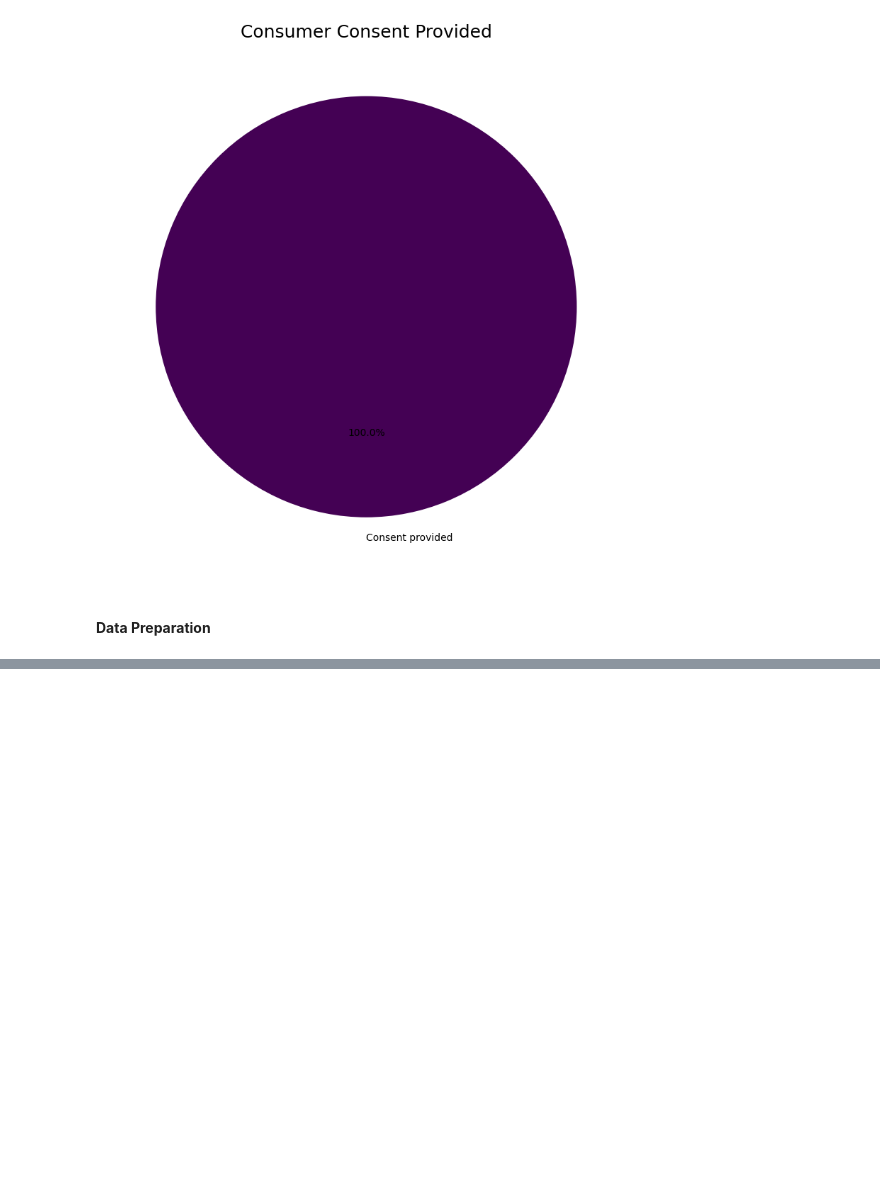
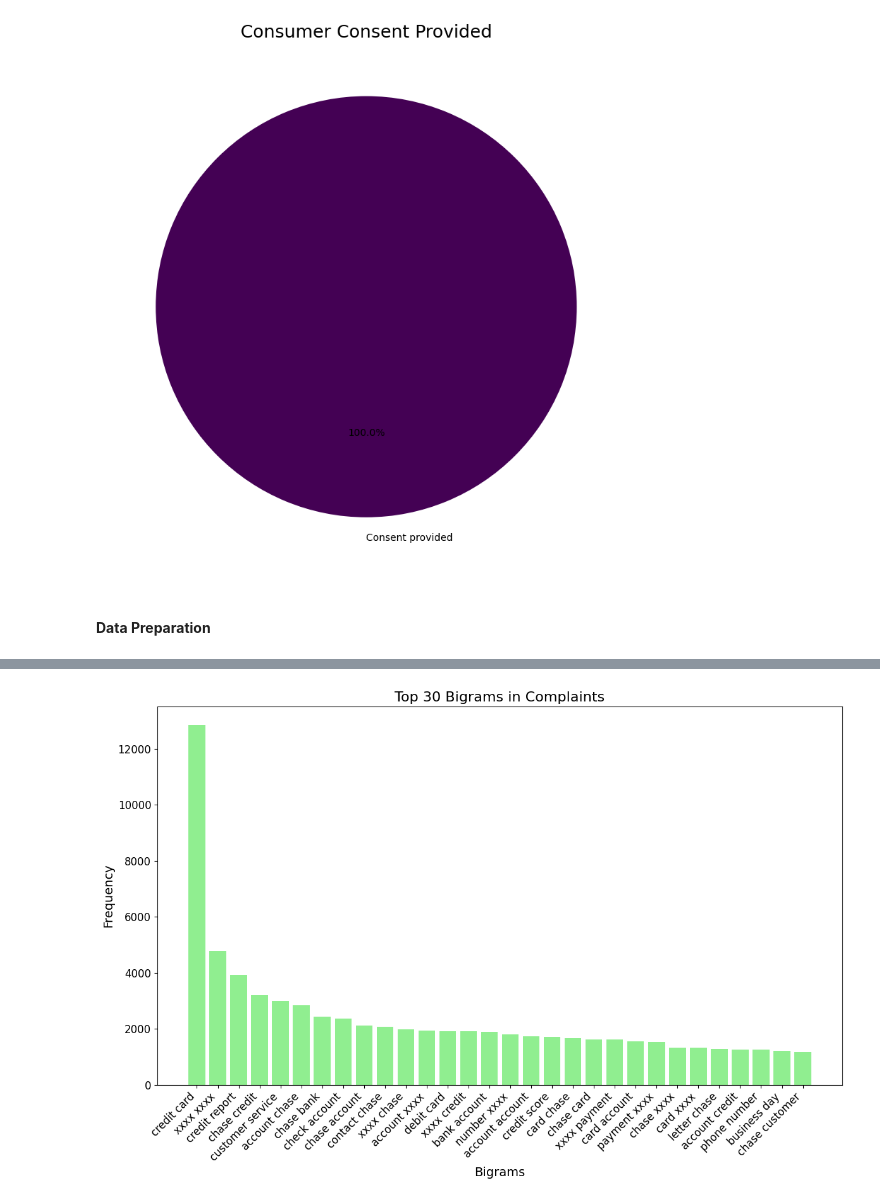
Before and after one commit to bhutto17/Automated-Customer-Complaints-Classification-Leveraging-NLP-and-Machine-Learning, a Jupyter notebook: Automated Customer Complaints Classification Leveraging NLP and Machinne Learning.ipynb, the cells around one changed output, grey strips where cells are left out. Saved outputs shown, nothing was run; the diff lists cells and outputs as text; code cells hidden in the pictures; blank space fills up the shorter version.

```diff
--- a/Automated Customer Complaints Classification Leveraging NLP and Machinne Learning.ipynb
+++ b/Automated Customer Complaints Classification Leveraging NLP and Machinne Learning.ipynb
@@ -391,0 +475,26 @@ processed_df['complaint_processed'] = [preprocess_text(text) for text in tqdm(co
+# %%
+# Function to get the top n bigrams by frequency
+def get_top_n_bigram(corpus, n=None):
+    vec = CountVectorizer(stop_words='english', ngram_range=(2, 2)).fit(corpus)
+    bag_of_words = vec.transform(corpus)
+    sum_words = bag_of_words.sum(axis=0)
+    words_freq = [(word, sum_words[0, idx]) for word, idx in vec.vocabulary_.items()]
+    words_freq = sorted(words_freq, key=lambda x: x[1], reverse=True)
+    return words_freq[:n]
+
+# Get the top 30 bigrams
+common_bigrams = get_top_n_bigram([all_complaints], 30)
+df_bigram = pd.DataFrame(common_bigrams, columns=['bigram', 'count'])
+
+# Plotting the top 30 bigrams using matplotlib
+plt.figure(figsize=(12, 8))
+plt.bar(df_bigram['bigram'], df_bigram['count'], color='lightgreen')
+plt.xlabel('Bigrams', fontsize=14)
+plt.ylabel('Frequency', fontsize=14)
+plt.title('Top 30 Bigrams in Complaints', fontsize=16)
+plt.xticks(rotation=45, fontsize=12, ha='right')
+plt.yticks(fontsize=12)
+plt.tight_layout()
+plt.show()
+# %% [output]
+[figure, added]
```
Also changed, not shown: parts of 16 cells of this notebook.
